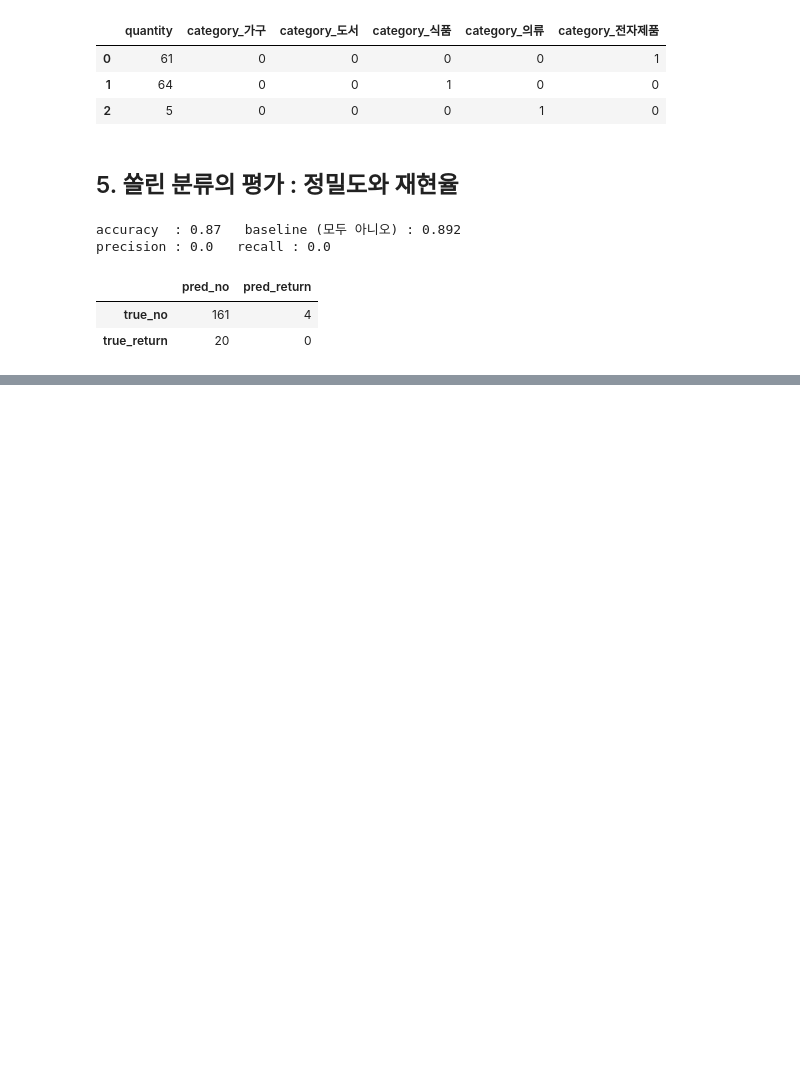
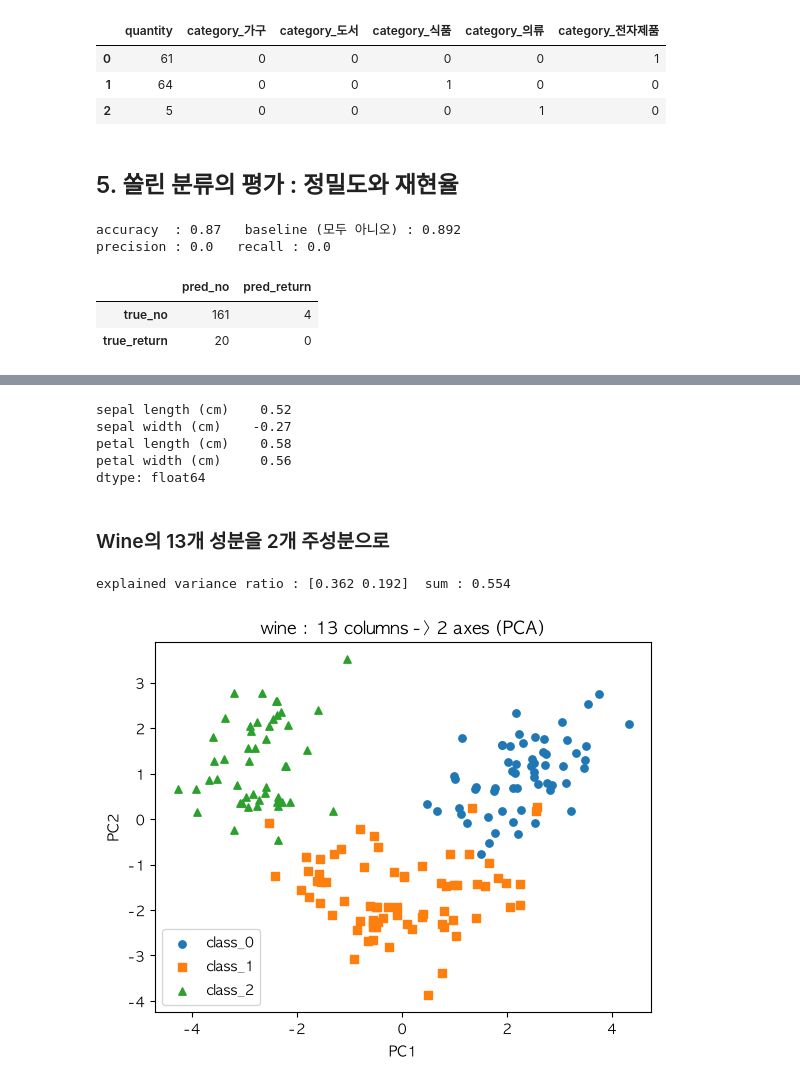
Before and after one commit to Im-Jongseok/data_analysis, a Jupyter notebook: ml3.ipynb, the cells around one changed output, grey strips where cells are left out. Drawn from its saved outputs; the diff is of its cells as text; code cells hidden in the pictures; blank space fills up the shorter version.

Commit message:
[week13-prac6][feat] 3차시 6 Iris와 Wine PCA 시각화

```diff
--- a/ml3.ipynb
+++ b/ml3.ipynb
@@ -179,0 +203,32 @@ precision : 0.0   recall : 0.0
+# %%
+pd.Series(pca.components_[0], index=iris.feature_names).round(2)
+# %% [output]
+sepal length (cm)    0.52
+sepal width (cm)    -0.27
+petal length (cm)    0.58
+petal width (cm)     0.56
+dtype: float64
+# %% [markdown]
+### Wine의 13개 성분을 2개 주성분으로
+# %%
+from sklearn.datasets import load_wine
+
+wine = load_wine(as_frame=True)
+Xw = wine.frame[wine.feature_names]
+yw = wine.target_names[wine.target]
+Xwz = StandardScaler().fit_transform(Xw)
+pca_wine = PCA(n_components=2)
+Pw = pca_wine.fit_transform(Xwz)
+print("explained variance ratio :", pca_wine.explained_variance_ratio_.round(3),
+      " sum :", pca_wine.explained_variance_ratio_.sum().round(3))
+for name, mk in zip(wine.target_names, ["o", "s", "^"]):
+    sel = yw == name
+    plt.scatter(Pw[sel, 0], Pw[sel, 1], marker=mk, label=name, s=28)
+plt.xlabel("PC1")
+plt.ylabel("PC2")
+plt.title("wine : 13 columns -> 2 axes (PCA)")
+plt.legend()
+plt.show()
+# %% [output]
+explained variance ratio : [0.362 0.192]  sum : 0.554
+[figure, added]
```
Also changed, not shown: parts of 3 cells of this notebook.
